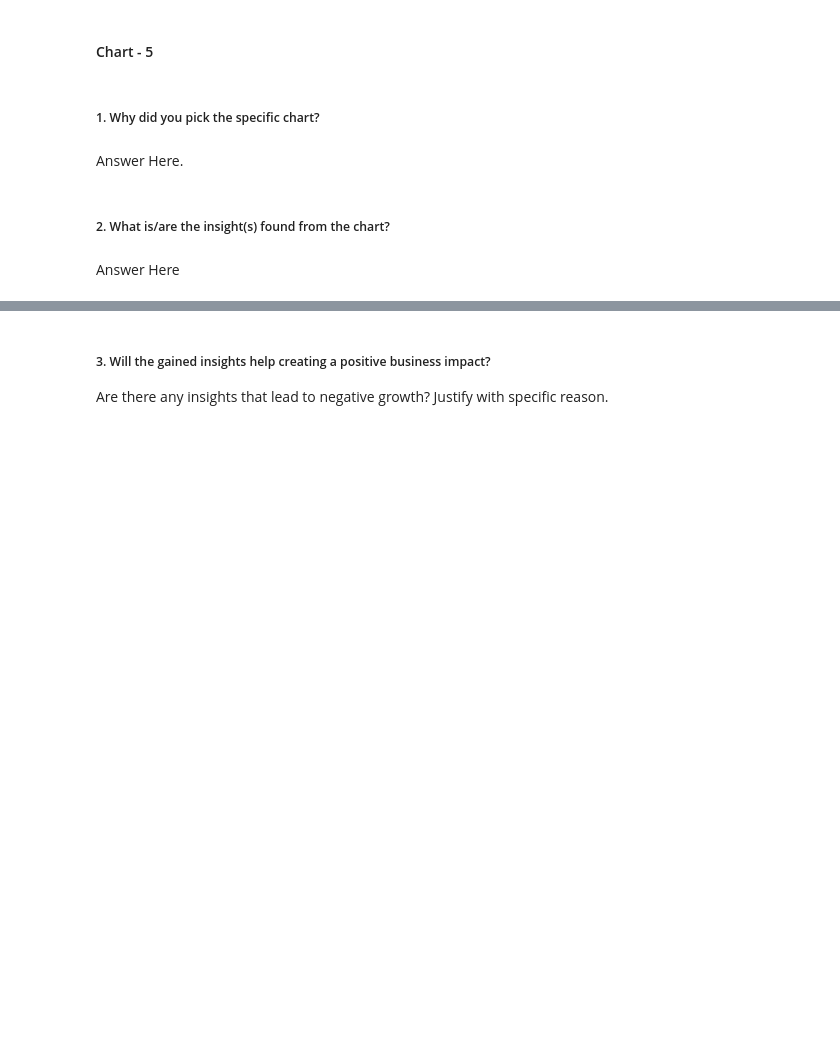
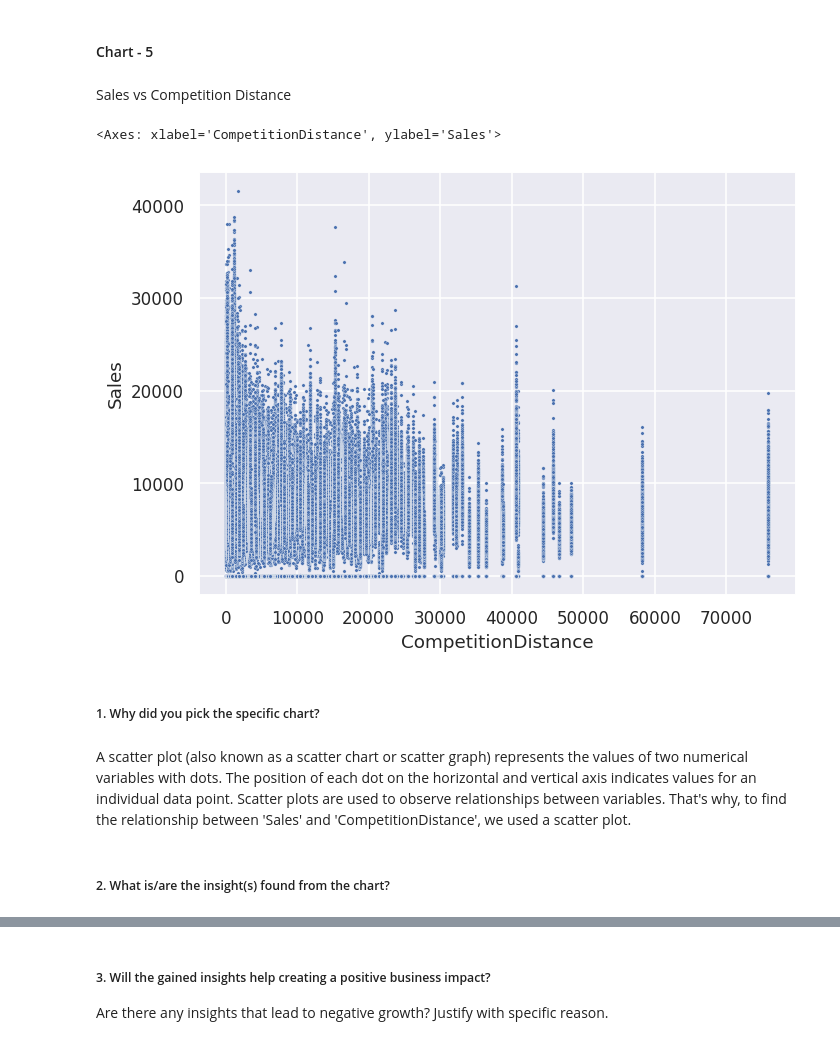
Before and after one commit to abhijain1216/Retail-Sales-Prediction-Regression-Project, a Jupyter notebook: Retail_Sales_Prediction_Regression_Project.ipynb, the cells around one changed output, grey strips where cells are left out. Cells and saved outputs as stored; diff of their text form; code cells hidden in the pictures; blank space fills up the shorter version.

```diff
--- a/Retail_Sales_Prediction_Regression_Project.ipynb
+++ b/Retail_Sales_Prediction_Regression_Project.ipynb
@@ -767,8 +765,15 @@ From the above insights, we can conclude that sales are linearly dependent on cu
+# %% [markdown]
+Sales vs Competition Distance
+# %%
+# Chart - 5 visualization code
+plt.figure(figsize = (7,5),dpi = 110)
+sns.scatterplot(data = rossmann_sales_df,x= 'CompetitionDistance',y = 'Sales',s = 5)
+# %% [output]
+<Axes: xlabel='CompetitionDistance', ylabel='Sales'>
+[figure, added]
 # %% [markdown]
 ##### 1. Why did you pick the specific chart?
-# %% [markdown]
-Answer Here.
+# %% [markdown]
+A scatter plot (also known as a scatter chart or scatter graph) represents the values of two numerical variables with dots. The position of each dot on the horizontal and vertical axis indicates values for an individual data point. Scatter plots are used to observe relationships between variables. That's why, to find the relationship between 'Sales' and 'CompetitionDistance', we used a scatter plot.
 # %% [markdown]
 ##### 2. What is/are the insight(s) found from the chart?
-# %% [markdown]
-Answer Here
```
Also changed, not shown: parts of 35 cells of this notebook.
